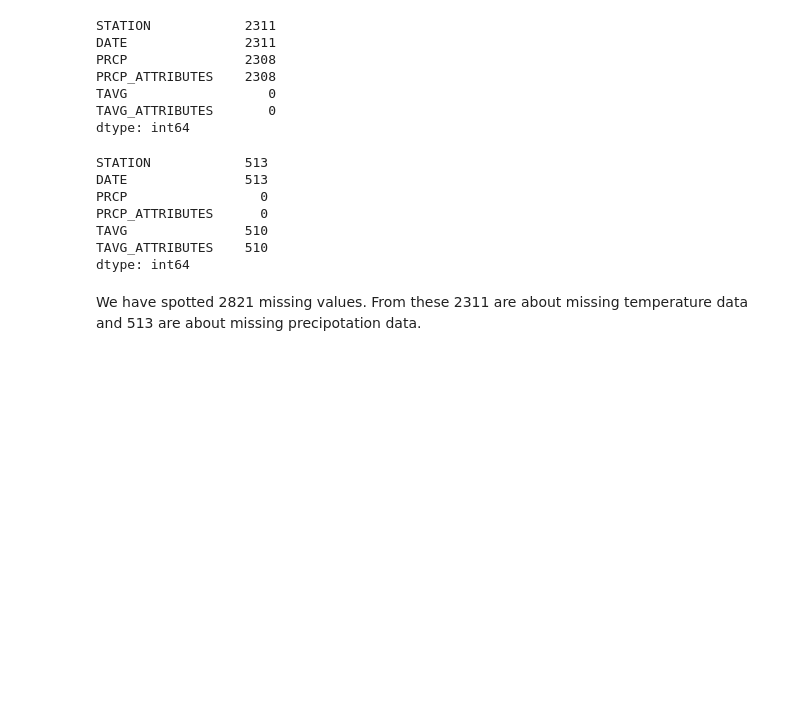
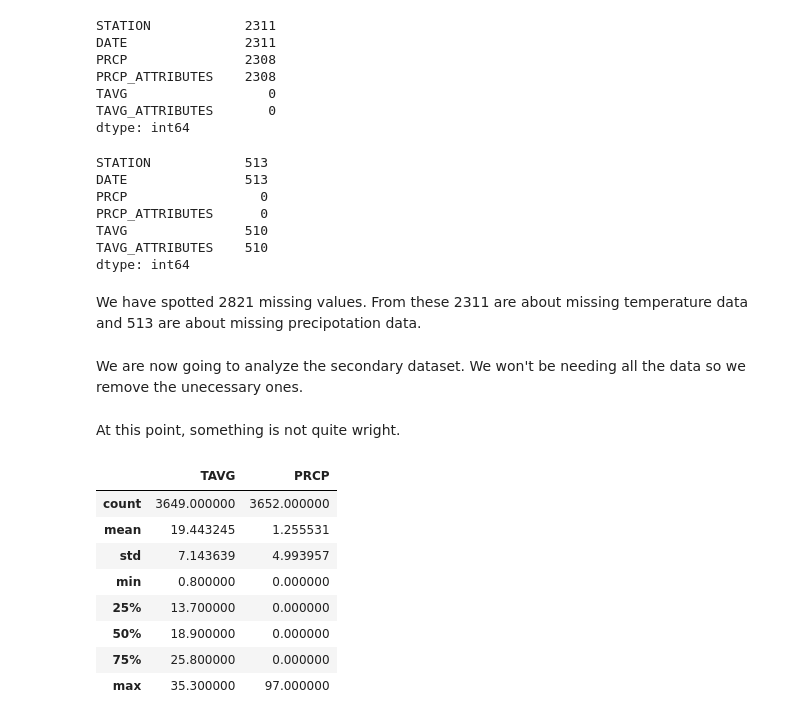
Before and after one commit to gliargovas/AML_2021_Assignments, a Jupyter notebook: Assignment1.ipynb, the cells around one changed output. Drawn from its saved outputs; the diff is of its cells as text; code cells hidden in the pictures; blank space fills up the shorter version.

```diff
--- a/Assignment1.ipynb
+++ b/Assignment1.ipynb
@@ -192,0 +194,2 @@ We are now going to analyze the secondary dataset.
+# %% [markdown]
+We are now going to analyze the secondary dataset. We won't be needing all the data so we remove the unecessary ones.
@@ -192,0 +198,14 @@ We are now going to analyze the secondary dataset.
+# %% [markdown]
+At this point, something is not quite wright.
+# %%
+secondary_data.describe()
+# %% [output]
+|  | TAVG | PRCP |
+| count | 3649.000000 | 3652.000000 |
+| mean | 19.443245 | 1.255531 |
+| std | 7.143639 | 4.993957 |
+| min | 0.800000 | 0.000000 |
+| 25% | 13.700000 | 0.000000 |
+| 50% | 18.900000 | 0.000000 |
+| 75% | 25.800000 | 0.000000 |
+| max | 35.300000 | 97.000000 |
```
Also changed, not shown: parts of 13 cells of this notebook.
